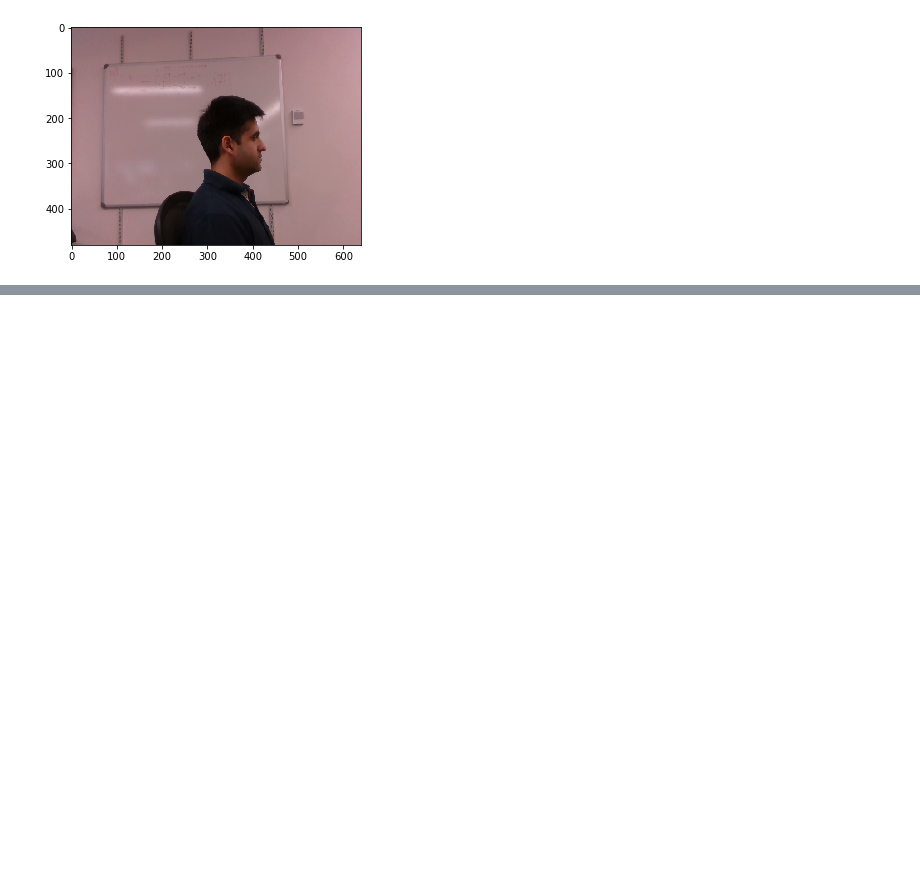
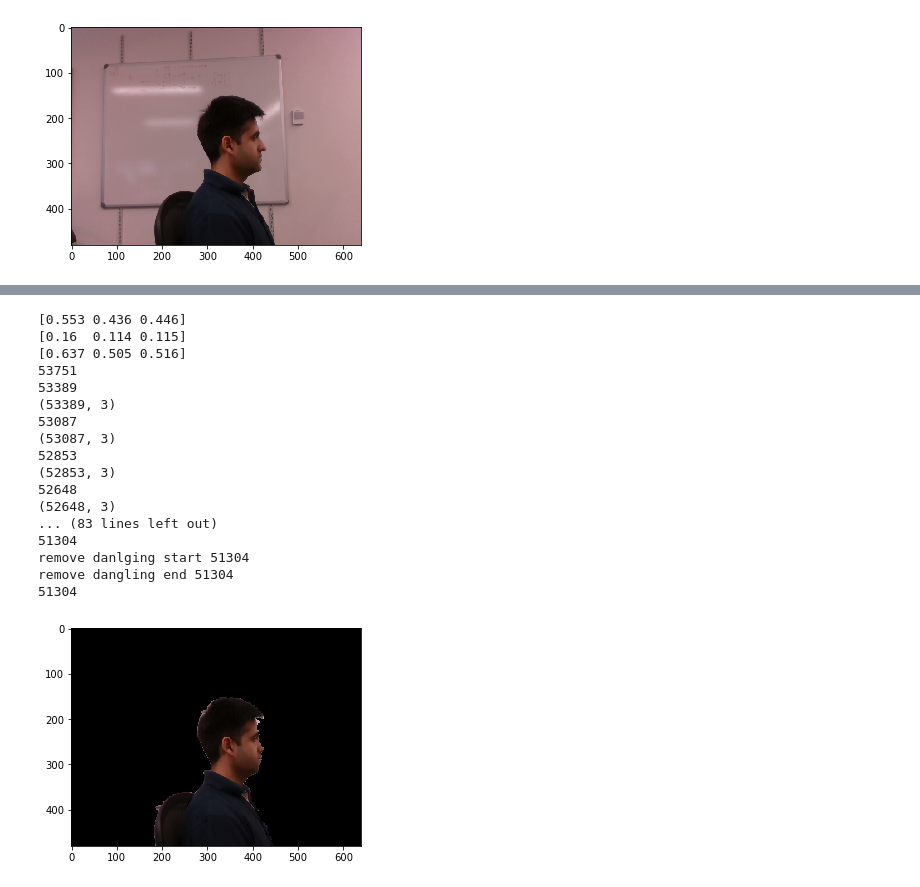
Before and after one commit to yichao-l/head_reconstruct, a Jupyter notebook: AV_CW.ipynb, the cells around one changed output, grey strips where cells are left out. Saved outputs shown, nothing was run; the diff lists cells and outputs as text; code cells hidden in the pictures; blank space fills up the shorter version.

```diff
--- a/AV_CW.ipynb
+++ b/AV_CW.ipynb
@@ -60,0 +94,30 @@ head.save()
+# %%
+head.reset_filters()
+head.filter_nan()
+head.filter_depth(1.5)
+head.remove_background_color()
+head.remove_dangling()
+plt.imshow(head.get_filtered_image())
+plt.show()
+head.center()
+head.create_vpython_spheres()
+head.save()
+# %% [output]
+[0.553 0.436 0.446]
+[0.16  0.114 0.115]
+[0.637 0.505 0.516]
+53751
+53389
+(53389, 3)
+53087
+(53087, 3)
+52853
+(52853, 3)
+52648
+(52648, 3)
+... (83 lines left out)
+51304
+remove danlging start 51304
+remove dangling end 51304
+51304
+[figure, added]
```
Also changed, not shown: parts of 16 cells of this notebook, 2 other files.
